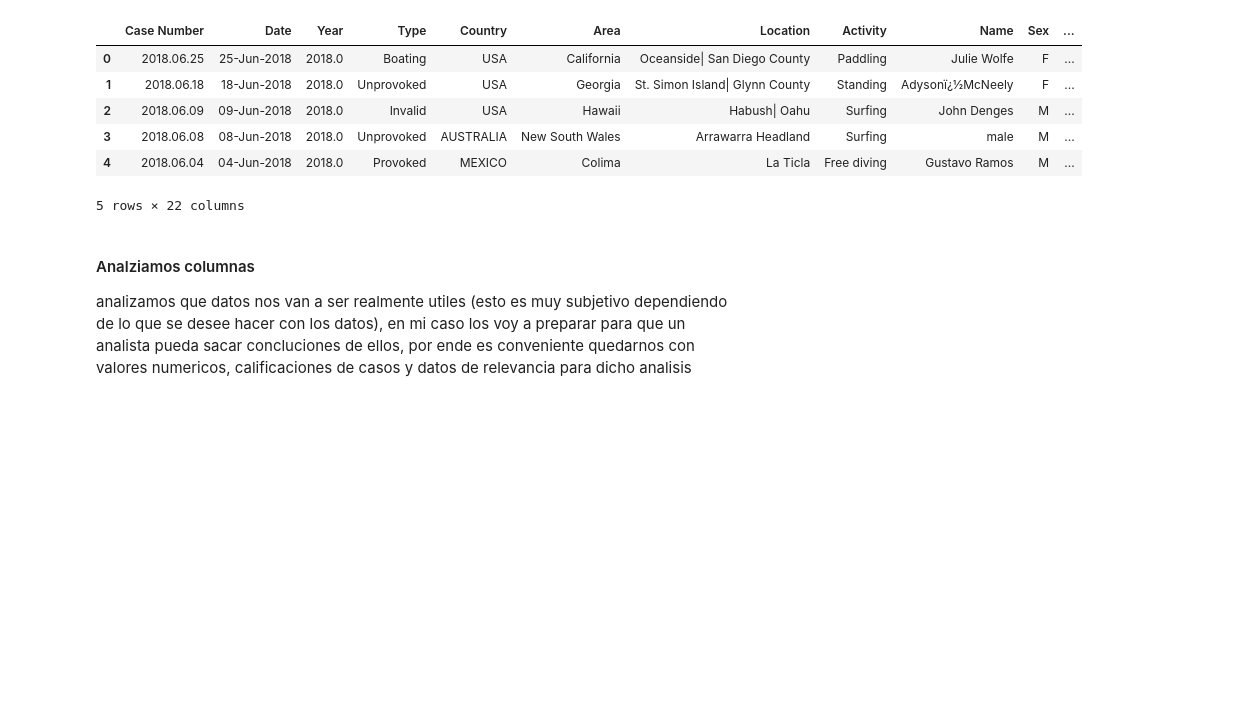
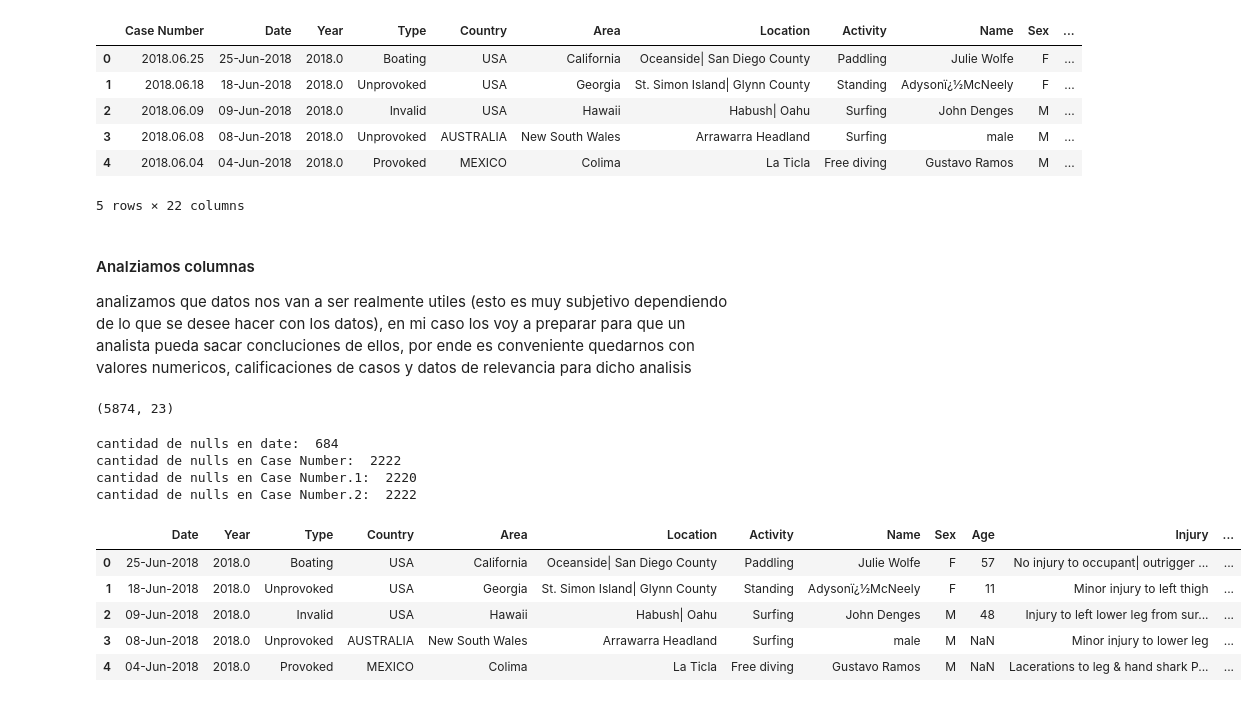
Before and after one commit to JuanCaceffo/limpiezaDataSet_ELT, a Jupyter notebook: Sharki_Limpieza.ipynb, the cells around one changed output. Saved outputs shown, nothing was run; the diff lists cells and outputs as text; code cells hidden in the pictures; blank space fills up the shorter version.

Commit message:
eliminacion de columnas de pdf

```diff
--- a/Sharki_Limpieza.ipynb
+++ b/Sharki_Limpieza.ipynb
@@ -156,0 +153,29 @@ de lo que se desee hacer con los datos), en mi caso los voy a preparar para que
+# %%
+attacks.shape
+# %% [output]
+(5874, 23)
+# %%
+#se repiten bastantes columnas de fechas vamos a quearnos con la que tenga menos variacion en el formato
+#pasamos los datos a string y verifiamcos cuantos casos nos qedan nullos así sabemos con cual de todas las fechas
+#quedarnos
+print("cantidad de nulls en date: ",pd.to_datetime(attacks["Date"],errors="coerce").isna().sum())
+print("cantidad de nulls en Case Number: ",pd.to_datetime(attacks["Case Number"],errors="coerce").isna().sum())
+print("cantidad de nulls en Case Number.1: ",pd.to_datetime(attacks["Case Number.1"],errors="coerce").isna().sum())
+print("cantidad de nulls en Case Number.2: ",pd.to_datetime(attacks["Case Number.2"],errors="coerce").isna().sum())
+# %% [output]
+cantidad de nulls en date:  684
+cantidad de nulls en Case Number:  2222
+cantidad de nulls en Case Number.1:  2220
+cantidad de nulls en Case Number.2:  2222
+# %%
+#nos quedamos con la columna de fechas DATE ya que tiene menos cantidad de fechas nulas
+attacks.drop(axis = 1,inplace=True,labels=["Case Number","Case Number.1","Case Number.2"])
+# %%
+attacks.head()
+# %% [output]
+|  | Date | Year | Type | Country | Area | Location | Activity | Name | Sex | Age | Injury | ... |
+| 0 | 25-Jun-2018 | 2018.0 | Boating | USA | California | Oceanside| San Diego County | Paddling | Julie Wolfe | F | 57 | No injury to occupant| outrigger ... | ... |
+| 1 | 18-Jun-2018 | 2018.0 | Unprovoked | USA | Georgia | St. Simon Island| Glynn County | Standing | Adysonï¿½McNeely | F | 11 | Minor injury to left thigh | ... |
+| 2 | 09-Jun-2018 | 2018.0 | Invalid | USA | Hawaii | Habush| Oahu | Surfing | John Denges | M | 48 | Injury to left lower leg from sur... | ... |
+| 3 | 08-Jun-2018 | 2018.0 | Unprovoked | AUSTRALIA | New South Wales | Arrawarra Headland | Surfing | male | M | NaN | Minor injury to lower leg | ... |
+| 4 | 04-Jun-2018 | 2018.0 | Provoked | MEXICO | Colima | La Ticla | Free diving | Gustavo Ramos | M | NaN | Lacerations to leg & hand shark P... | ... |
```
Also changed, not shown: parts of 6 cells of this notebook.
